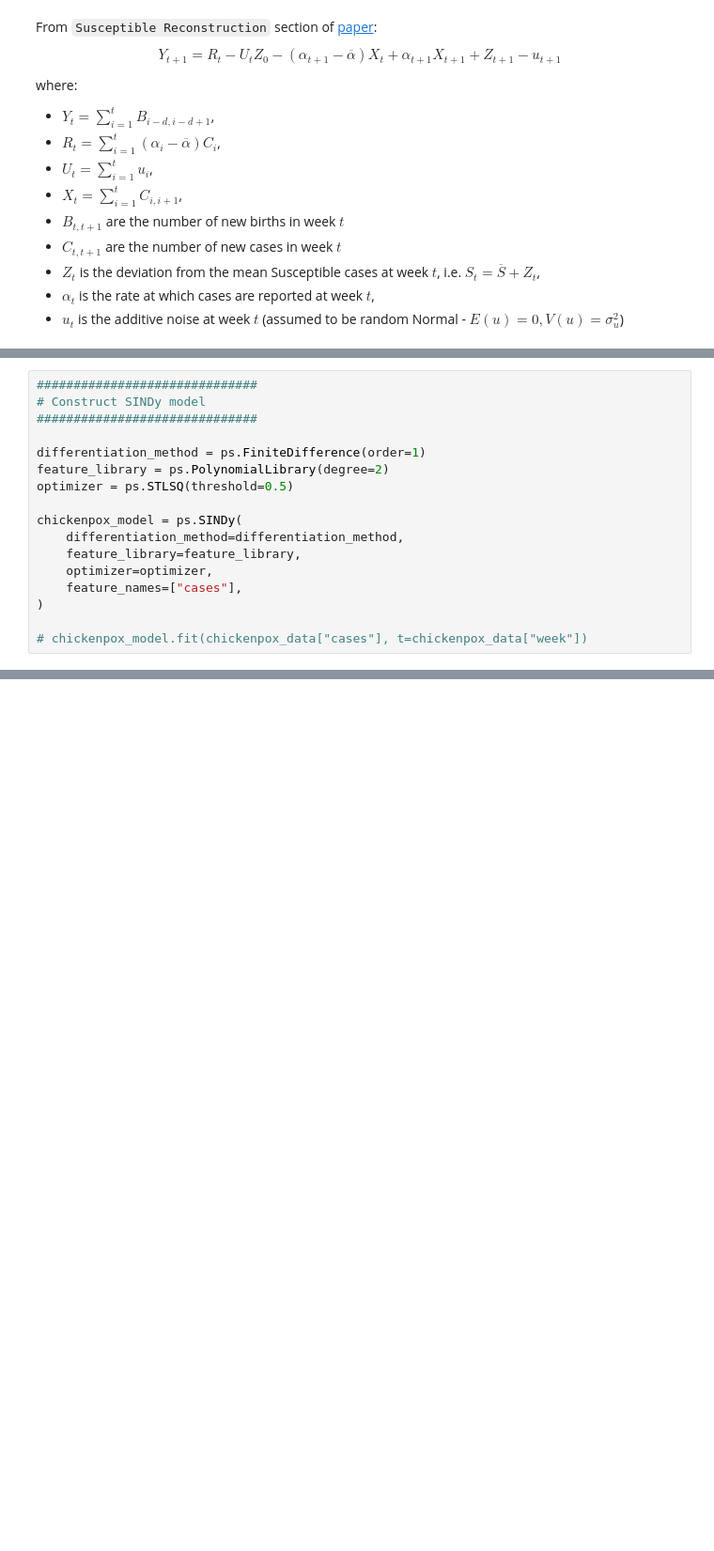
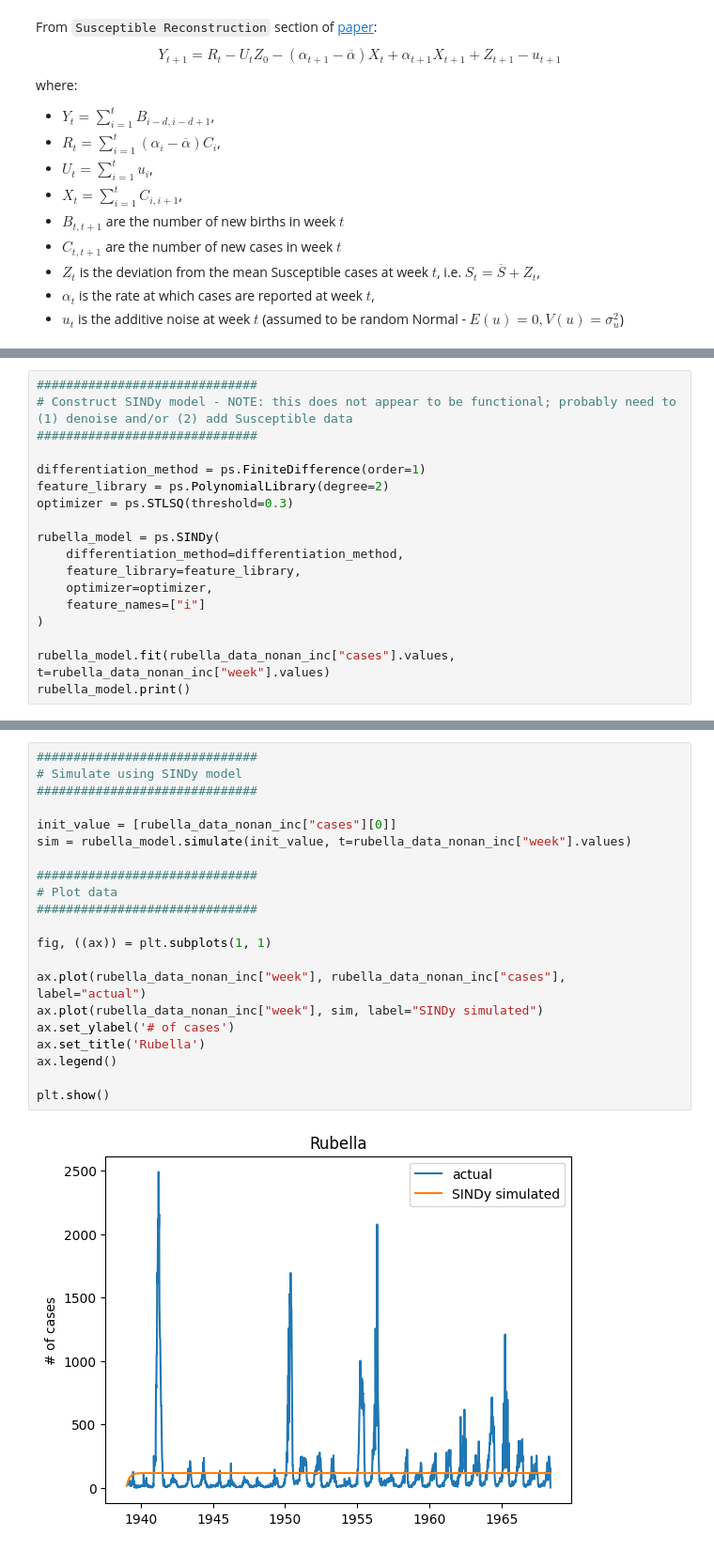
Before and after one commit to rdcarini/AMATH575, a Jupyter notebook: sindy_sandbox.ipynb, the cells around one changed output, grey strips where cells are left out. Shown: that part at 94% size. Saved outputs shown, nothing was run; the diff lists cells and outputs as text; blank space fills up the shorter version.

Commit message:
Adding cleanup of Rubella data and draft of PySINDy model of Rubella (currently non-functional)

```diff
--- a/sindy_sandbox.ipynb
+++ b/sindy_sandbox.ipynb
@@ -80,17 +130,18 @@ where:
 # %%
 ##############################
-# Construct SINDy model
+# Construct SINDy model - NOTE: this does not appear to be functional; probably need to (1) denoise and/or (2) add Susceptible data
 ##############################
 
 differentiation_method = ps.FiniteDifference(order=1)
 feature_library = ps.PolynomialLibrary(degree=2)
-optimizer = ps.STLSQ(threshold=0.5)
+optimizer = ps.STLSQ(threshold=0.3)
 
-chickenpox_model = ps.SINDy(
+rubella_model = ps.SINDy(
     differentiation_method=differentiation_method,
     feature_library=feature_library,
     optimizer=optimizer,
-    feature_names=["cases"],
+    feature_names=["i"]
 )
 
-# chickenpox_model.fit(chickenpox_data["cases"], t=chickenpox_data["week"])
+rubella_model.fit(rubella_data_nonan_inc["cases"].values, t=rubella_data_nonan_inc["week"].values)
+rubella_model.print()
@@ -96,0 +150,23 @@ chickenpox_model = ps.SINDy(
+# %%
+##############################
+# Simulate using SINDy model
+##############################
+
+init_value = [rubella_data_nonan_inc["cases"][0]]
+sim = rubella_model.simulate(init_value, t=rubella_data_nonan_inc["week"].values)
+
+##############################
+# Plot data
+##############################
+
+fig, ((ax)) = plt.subplots(1, 1)
+
+ax.plot(rubella_data_nonan_inc["week"], rubella_data_nonan_inc["cases"], label="actual")
+ax.plot(rubella_data_nonan_inc["week"], sim, label="SINDy simulated")
+ax.set_ylabel('# of cases')
+ax.set_title('Rubella')
+ax.legend()
+
+plt.show()
+# %% [output]
+[figure, added]
```
Also changed, not shown: parts of 4 cells of this notebook.
